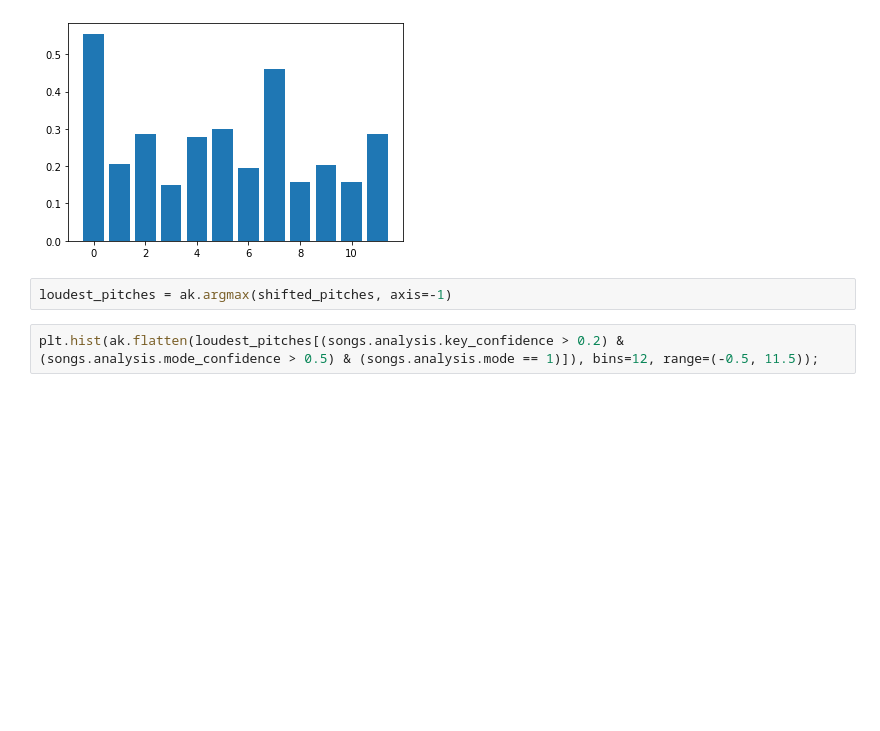
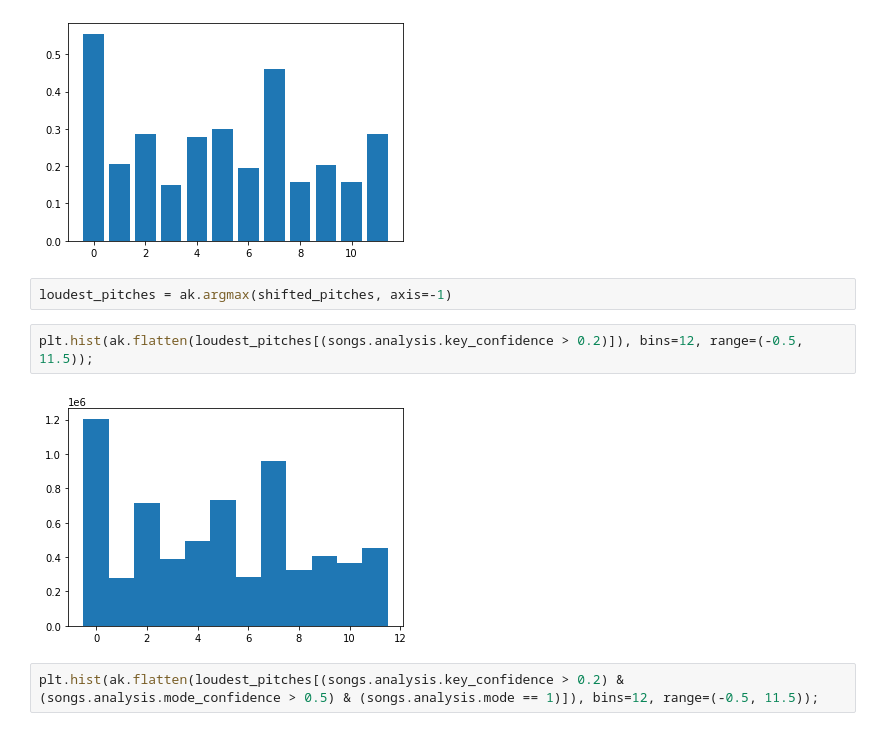
Before and after one commit to jpivarski-talks/2021-02-09-propose-scipy2021-tutorial, a Jupyter notebook: prep/million-song.ipynb, the cells around one changed output. Saved outputs shown, nothing was run; the diff lists cells and outputs as text; blank space fills up the shorter version.

```diff
--- a/prep/million-song.ipynb
+++ b/prep/million-song.ipynb
@@ -35,6 +35,10 @@ plt.bar(range(12), ak.mean(ak.mean(shifted_pitches[(songs.analysis.key_confidenc
 [figure]
 # %%
 loudest_pitches = ak.argmax(shifted_pitches, axis=-1)
+# %%
+plt.hist(ak.flatten(loudest_pitches[(songs.analysis.key_confidence > 0.2)]), bins=12, range=(-0.5, 11.5));
+# %% [output]
+[figure, added]
 # %%
 plt.hist(ak.flatten(loudest_pitches[(songs.analysis.key_confidence > 0.2) & (songs.analysis.mode_confidence > 0.5) & (songs.analysis.mode == 1)]), bins=12, range=(-0.5, 11.5));
 # %% [output]
```
Also changed, not shown: parts of 3 cells of this notebook.
